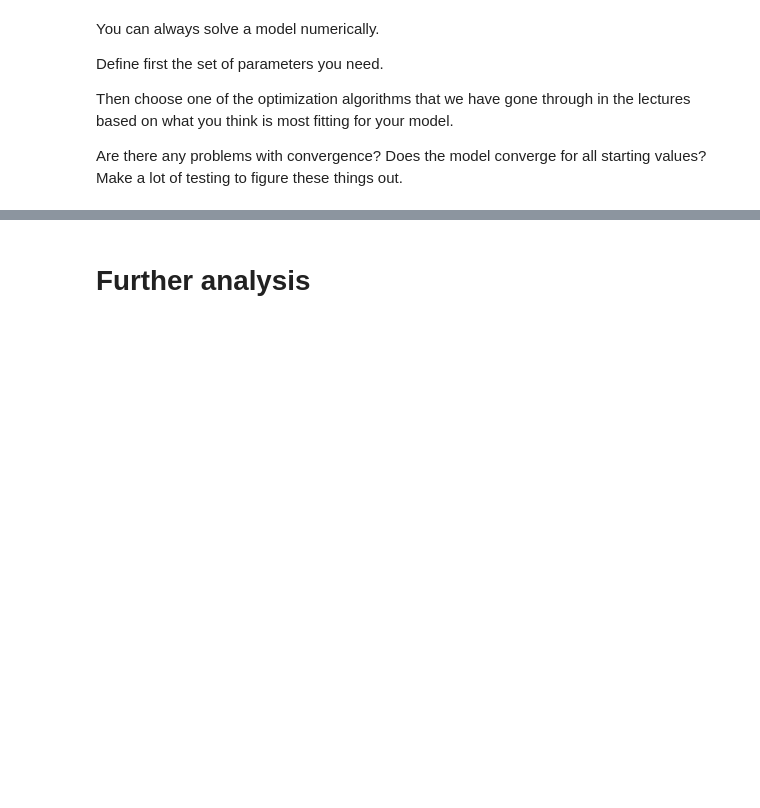
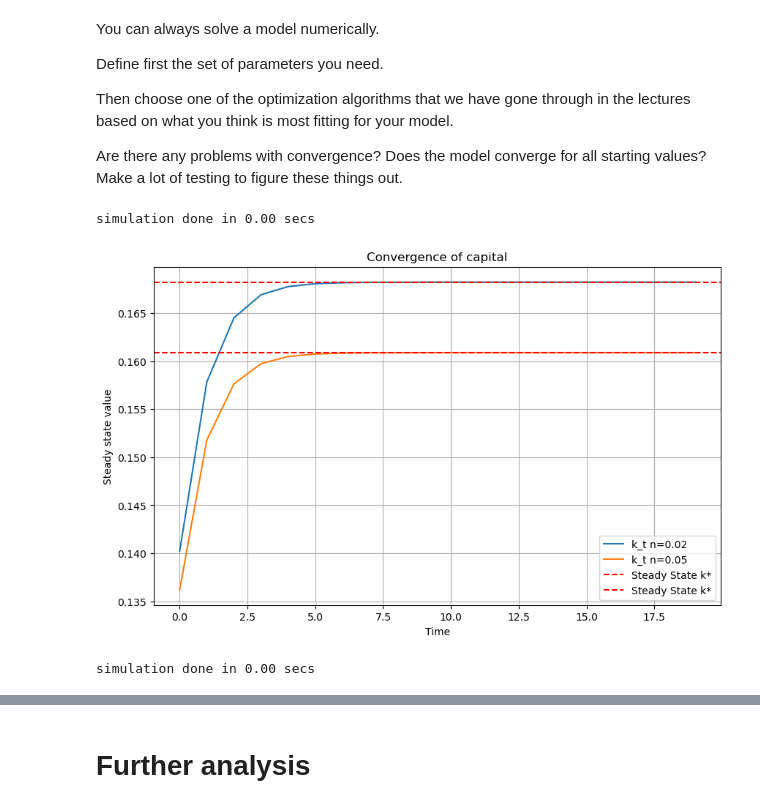
Before and after one commit to NumEconCopenhagen/projects-2024-daniel-og-lukas, a Jupyter notebook: modelproject/modelproject.ipynb, the cells around one changed output, grey strips where cells are left out. Cells and saved outputs as stored; diff of their text form; code cells hidden in the pictures; blank space fills up the shorter version.

```diff
--- a/modelproject/modelproject.ipynb
+++ b/modelproject/modelproject.ipynb
@@ -240,3 +242,32 @@ Define first the set of parameters you need.
 Then choose one of the optimization algorithms that we have gone through in the lectures based on what you think is most fitting for your model.
 
 Are there any problems with convergence? Does the model converge for all starting values? Make a lot of testing to figure these things out.
+# %%
+# New parameters
+par.n=0.05
+popchange=Steady_state_nums(0.03, 0.35, 0.05)
+model.simulate()
+# %% [output]
+simulation done in 0.00 secs
+# %%
+plt.figure(figsize=(10, 6))
+plt.plot(sim_k_original, label='k_t n=0.02')
+plt.plot(model.sim.k, label='k_t n=0.05')
+plt.xlabel('Time')
+plt.ylabel('Steady state value')
+plt.title('Convergence of capital')
+plt.axhline(y=result.root, color='r', linestyle='--', label='Steady State k*')
+plt.axhline(y=popchange, color='r', linestyle='--', label='Steady State k*')
+plt.legend()
+plt.grid(True)
+plt.show()
+# %% [output]
+[figure, added]
+# %%
+# New parameters
+par.n=0.02
+par.alpha=0.4
+popchange=Steady_state_nums(0.03, 0.4, 0.02)
+model.simulate()
+# %% [output]
+simulation done in 0.00 secs
```
Also changed, not shown: parts of 5 cells of this notebook, 2 other files.
